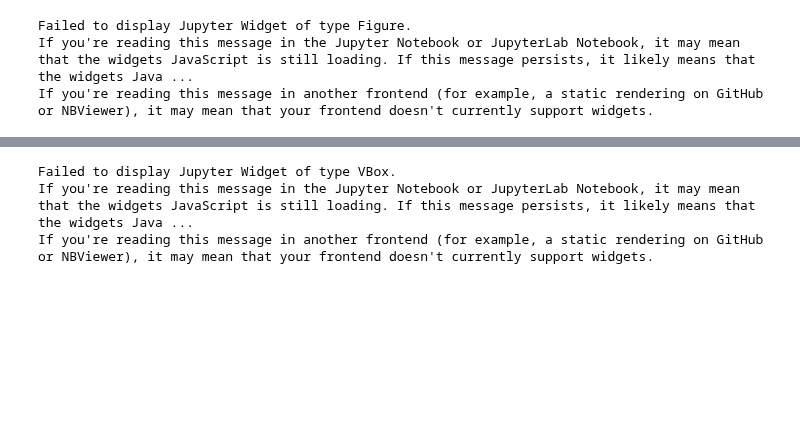
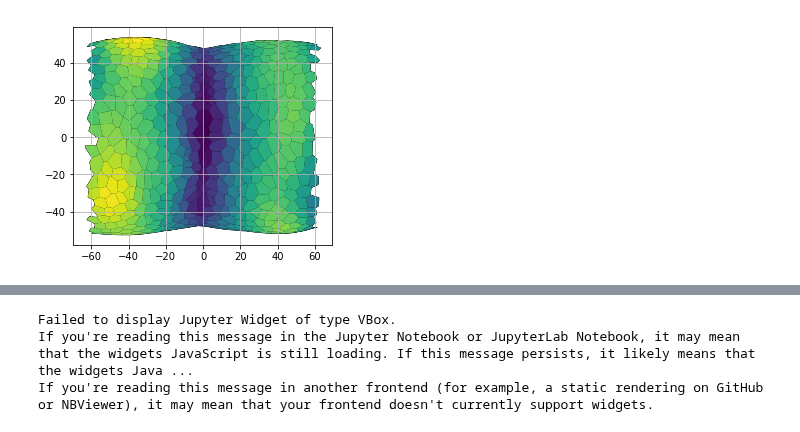
Before and after one commit to suzannelab/polarity, a Jupyter notebook: notebooks/Visualisation.ipynb, the cells around one changed output, grey strips where cells are left out. Drawn from its saved outputs; the diff is of its cells as text; code cells hidden in the pictures; blank space fills up the shorter version.

```diff
--- a/notebooks/Visualisation.ipynb
+++ b/notebooks/Visualisation.ipynb
@@ -37,6 +61,6 @@ ipv.clear()
 # %%
-SIM_DIR = Path('/home/admin-suz/Documents/Simulations/test_apoptosis')
-dirname = SIM_DIR/'1.08_constriction_50_radialtension0_line_tension100/'
+SIM_DIR = Path('/home/admin-suz/Documents/Simulations/test_apoptosis_20190618_one_fold')
+dirname = SIM_DIR/'1.32_constriction_30_radialtension0/'
 from tyssue.draw import sheet_view
 
 import ipyvolume.pylab as p3
@@ -44,52 +68,51 @@ hfs = [f  for f in os.listdir(dirname)
        if f.endswith('hf5')]
 hfs.sort(key=lambda x: os.path.getctime(os.path.join(dirname, x)))
 
-current = 'invagination_0004.hf5'
+current = 'invagination_0120.hf5'
 ipv.clear()
 ipv.style.use('dark')
 
 
 dsets = hdf5.load_datasets(os.path.join(dirname, current),
                                data_names=['vert', 'edge', 'face', 'cell'])
 
 specs = config.geometry.cylindrical_sheet()
 sheet = Sheet('ellipse', dsets, specs)
 """sheet.face_df['test']=0
 index =sheet.face_df[(sheet.face_df.z>6) & (sheet.face_df.z<15)
               & (sheet.face_df.y>25) & (sheet.face_df.y<35)
                     & (sheet.face_df.x>0)].index
 sheet.face_df.loc[index, 'test']=1"""
 
 #sheet = sheet.extract_bounding_box(z_boundary=[-200,50])
+
 def draw_specs(sheet):
     specs = {
+
+        'face': {
+            'visible': True,
+            'color': np.sqrt((sheet.face_df.x)**2 + (sheet.face_df.y)**2),
+            'colormap': 'viridis',
+             },
         'edge': {
             'visible': True,
-            'color': sheet.vert_df.y,
-            #'colormap': 'Reds'
+            #'color': np.sqrt((sheet.edge_df.sx)**2 + (sheet.edge_df.sy)**2),
+            'color':'black',
+
+
         },
-        'face': {
-            'visible': True,
-            'color': sheet.face_df.fold,
-            'colormap': 'Blues'
-        },
-        'vert':{
-            'visible':True,
-            's':100,
-            'alpha': 0.3,
-            'zorder': 2,
-            'color': sheet.vert_df.radial_tension
-
-        }
+        'vert':{'visible':False}
 
     }
     return specs
 
 ipv.clear()
-ipv_fig, meshes = sheet_view(sheet, coords=list('zxy'),
+sheet=sheet.extract_bounding_box(z_boundary=[-60,60], y_boundary=(0,100))
+"""ipv_fig, meshes = sheet_view(sheet, coords=list('zxy'),
                              mode='3D', **draw_specs(sheet))
-ipv_fig
+ipv_fig"""
+fig, ax = sheet_view(sheet, coords=['z', 'x'],
+                    **draw_specs(sheet))
+fig.show()
 # %% [output]
-Failed to display Jupyter Widget of type Figure.
-If you're reading this message in the Jupyter Notebook or JupyterLab Notebook, it may mean that the widgets JavaScript is still loading. If this message persists, it likely means that the widgets Java ...
-If you're reading this message in another frontend (for example, a static rendering on GitHub or NBViewer), it may mean that your frontend doesn't currently support widgets.
+[figure, added]
```
Also changed, not shown: parts of 7 cells of this notebook, 8 other files.
